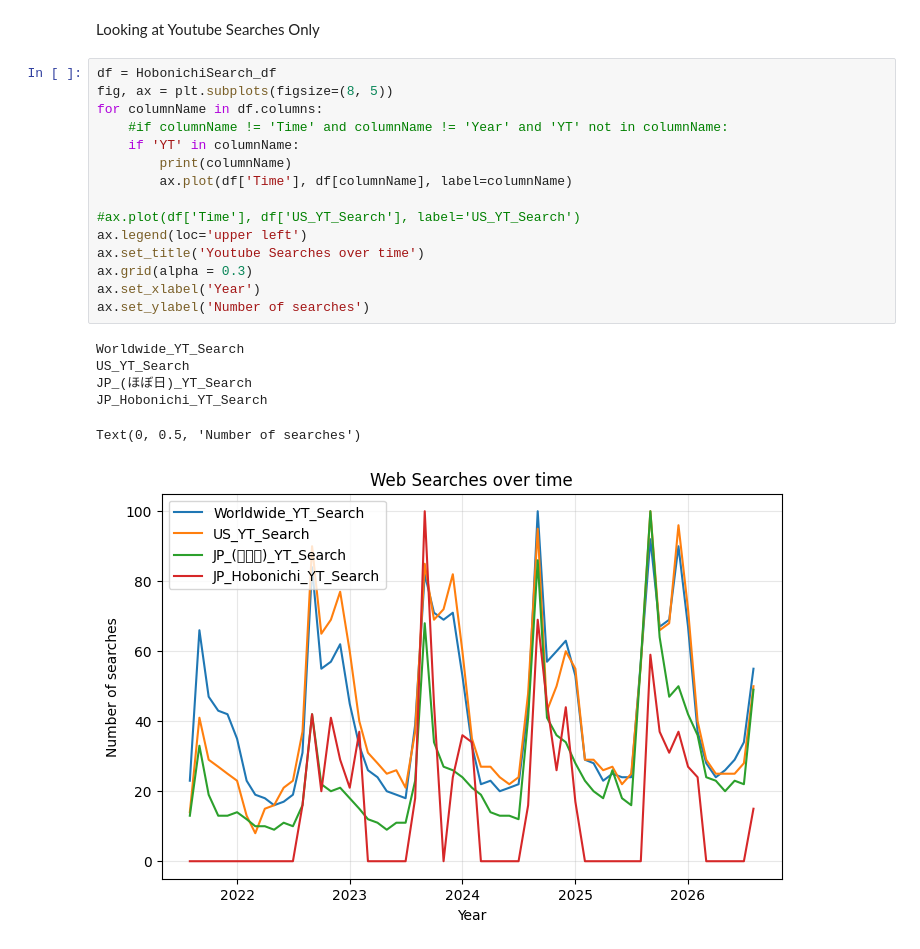
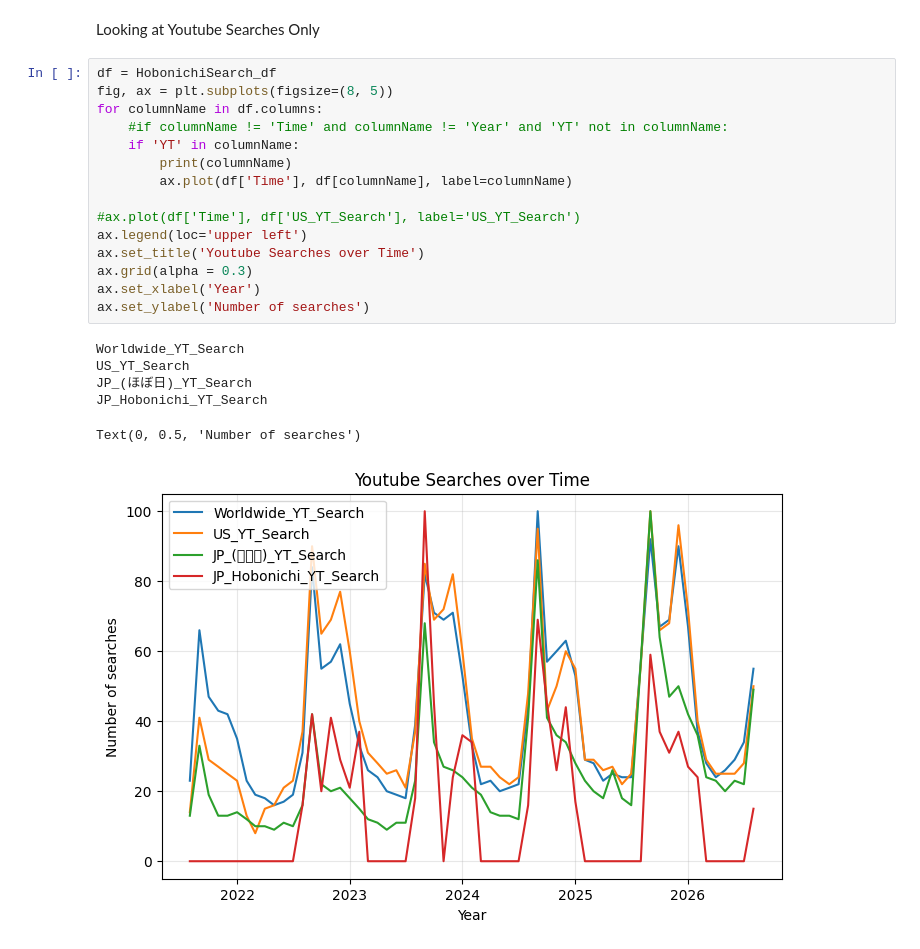
Before and after one commit to bdatye/HobonichiSearchTrends_August2021-August2026, a Jupyter notebook: HobonichiSearchTrends.ipynb, the cells around one changed output. Cells and saved outputs as stored; diff of their text form.

```diff
--- a/HobonichiSearchTrends.ipynb
+++ b/HobonichiSearchTrends.ipynb
@@ -101,22 +98,22 @@ Looking at Youtube Searches Only
 # %%
 df = HobonichiSearch_df
 fig, ax = plt.subplots(figsize=(8, 5))
 for columnName in df.columns:
     #if columnName != 'Time' and columnName != 'Year' and 'YT' not in columnName:
     if 'YT' in columnName:
         print(columnName)
         ax.plot(df['Time'], df[columnName], label=columnName)
 
 #ax.plot(df['Time'], df['US_YT_Search'], label='US_YT_Search')
 ax.legend(loc='upper left')
-ax.set_title('Youtube Searches over time')
+ax.set_title('Youtube Searches over Time')
 ax.grid(alpha = 0.3)
 ax.set_xlabel('Year')
 ax.set_ylabel('Number of searches')
 # %% [output]
 Worldwide_YT_Search
 US_YT_Search
 JP_(ほぼ日)_YT_Search
 JP_Hobonichi_YT_Search
 Text(0, 0.5, 'Number of searches')
-[figure, old version]
+[figure, new version]
```
Also changed, not shown: parts of 5 cells of this notebook.
